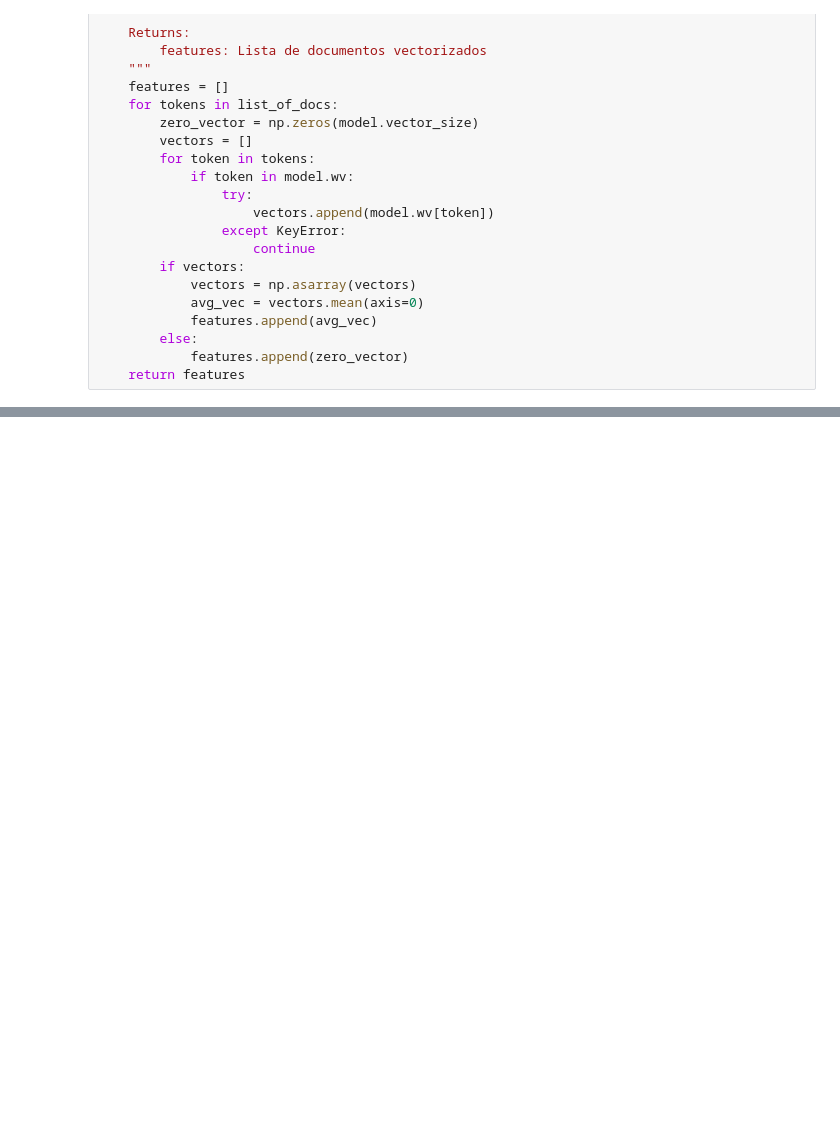
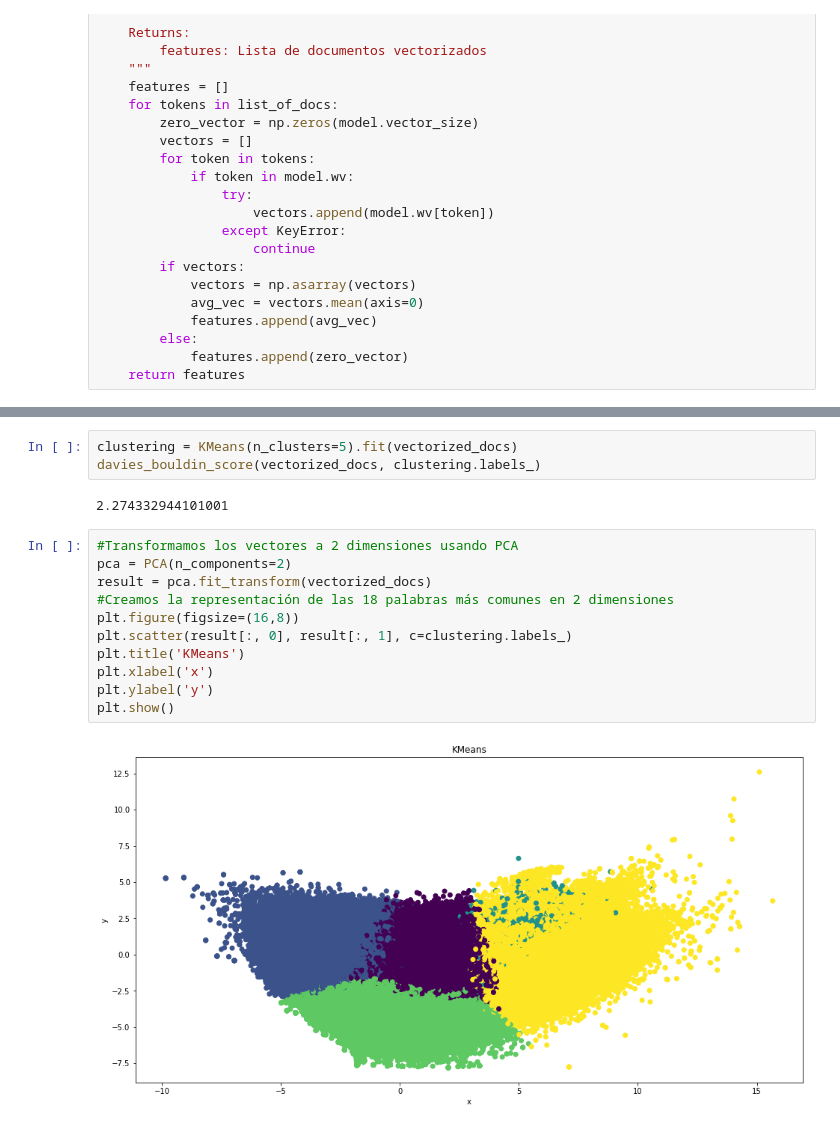
Before and after one commit to josue2510/Data_science_2020_election_support, a Jupyter notebook: Clustering.ipynb, the cells around one changed output, grey strips where cells are left out. Saved outputs shown, nothing was run; the diff lists cells and outputs as text; blank space fills up the shorter version.

```diff
--- a/Clustering.ipynb
+++ b/Clustering.ipynb
@@ -150,3 +184,21 @@ clustering = KMeans(n_clusters=50).fit(vectorized_docs)
+# %%
+clustering = KMeans(n_clusters=5).fit(vectorized_docs)
+davies_bouldin_score(vectorized_docs, clustering.labels_)
+# %% [output]
+2.274332944101001
+# %%
+#Transformamos los vectores a 2 dimensiones usando PCA
+pca = PCA(n_components=2)
+result = pca.fit_transform(vectorized_docs)
+#Creamos la representación de las 18 palabras más comunes en 2 dimensiones
+plt.figure(figsize=(16,8))
+plt.scatter(result[:, 0], result[:, 1], c=clustering.labels_)
+plt.title('KMeans')
+plt.xlabel('x')
+plt.ylabel('y')
+plt.show()
+# %% [output]
+[figure, added]
 # %%
 tweets['cluster'] = clustering.labels_
 cluster_count = Counter(tweets.cluster)
```
Also changed, not shown: parts of 18 cells of this notebook.
